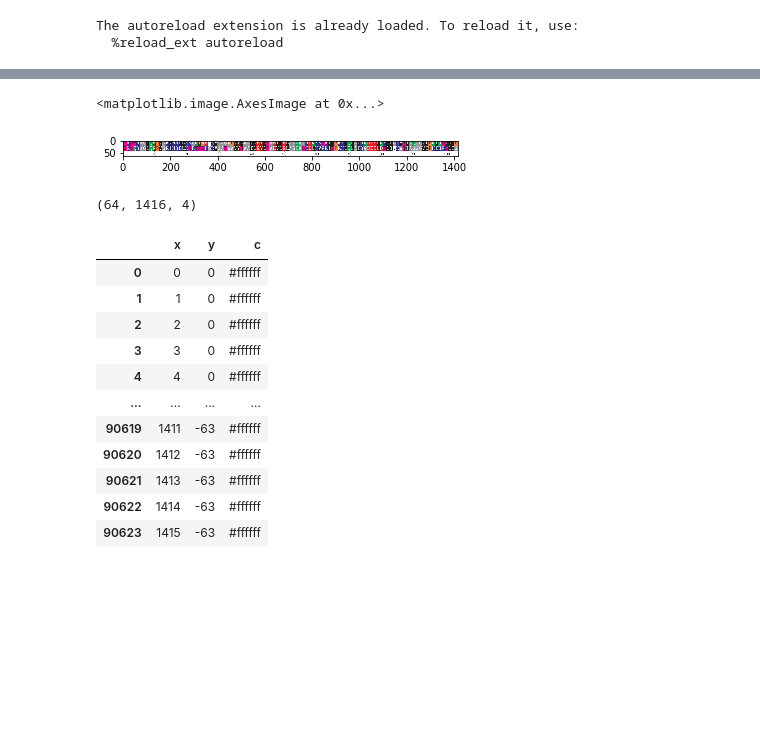
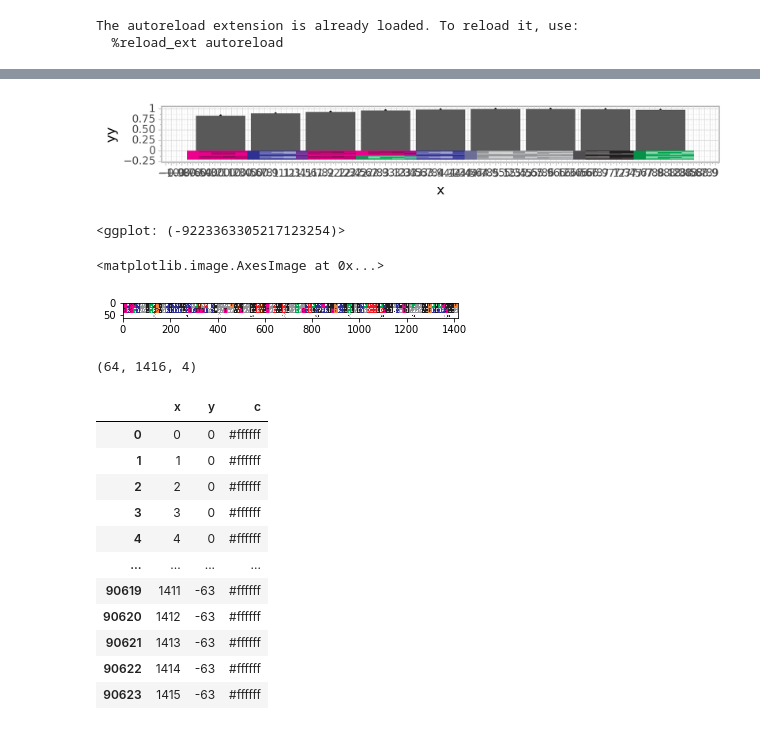
Before and after one commit to intbio/seqplot, a Jupyter notebook: devel.ipynb, the cells around one changed output, grey strips where cells are left out. Saved outputs shown, nothing was run; the diff lists cells and outputs as text; code cells hidden in the pictures; blank space fills up the shorter version.

```diff
--- a/devel.ipynb
+++ b/devel.ipynb
@@ -32,10 +32,14 @@ s
 # %%
-df=pd.DataFrame({'x':np.arange(103),'yy':-np.abs(np.sin(np.arange(103)/10.))})
+df=pd.DataFrame({'x':np.arange(9),'yy':np.abs(np.sin(np.arange(10,19)/10.))})
 # %%
 g=(ggplot(data=df,mapping=aes(x='x', y='yy'))
-+ geom_point(size=0.1)+geom_bar(stat='identity')
-+ geom_seq_x(seqimg=s.img,x=df.x,y=df.yy,aspect_ratio=0.1)
++ geom_point(size=0.1)+geom_bar(stat='identity')+scale_x_continuous(breaks=np.arange(-1,11,0.1))
++ geom_seq_x(seqimg=s.img,x=df.x,y=df.yy,aspect_ratio=0.1,ymin=0)
 + theme_light()+pn.theme(aspect_ratio=0.1,dpi=300,plot_margin=0))
+g
+# %% [output]
+[figure, added]
+<ggplot: (-9223363305217123254)>
 # %%
 g.save('tmp/test.png')
 # %%
```
Also changed, not shown: parts of 2 cells of this notebook, 5 other files.
